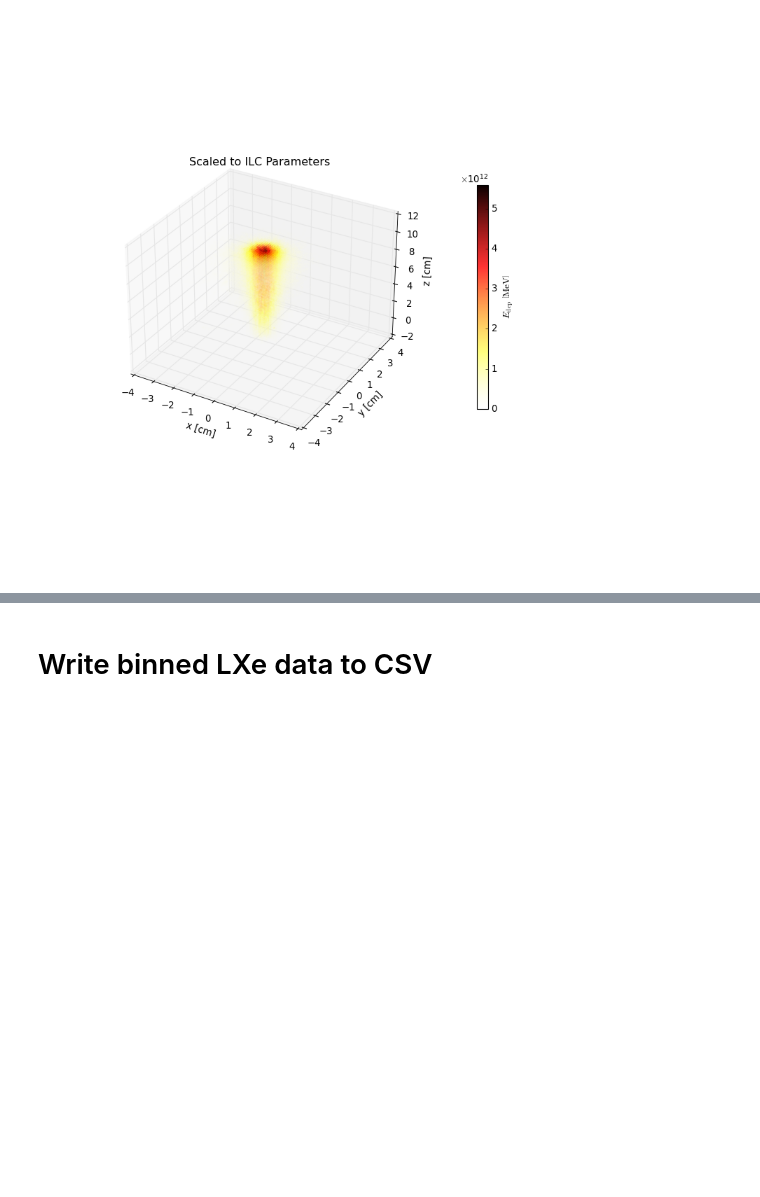
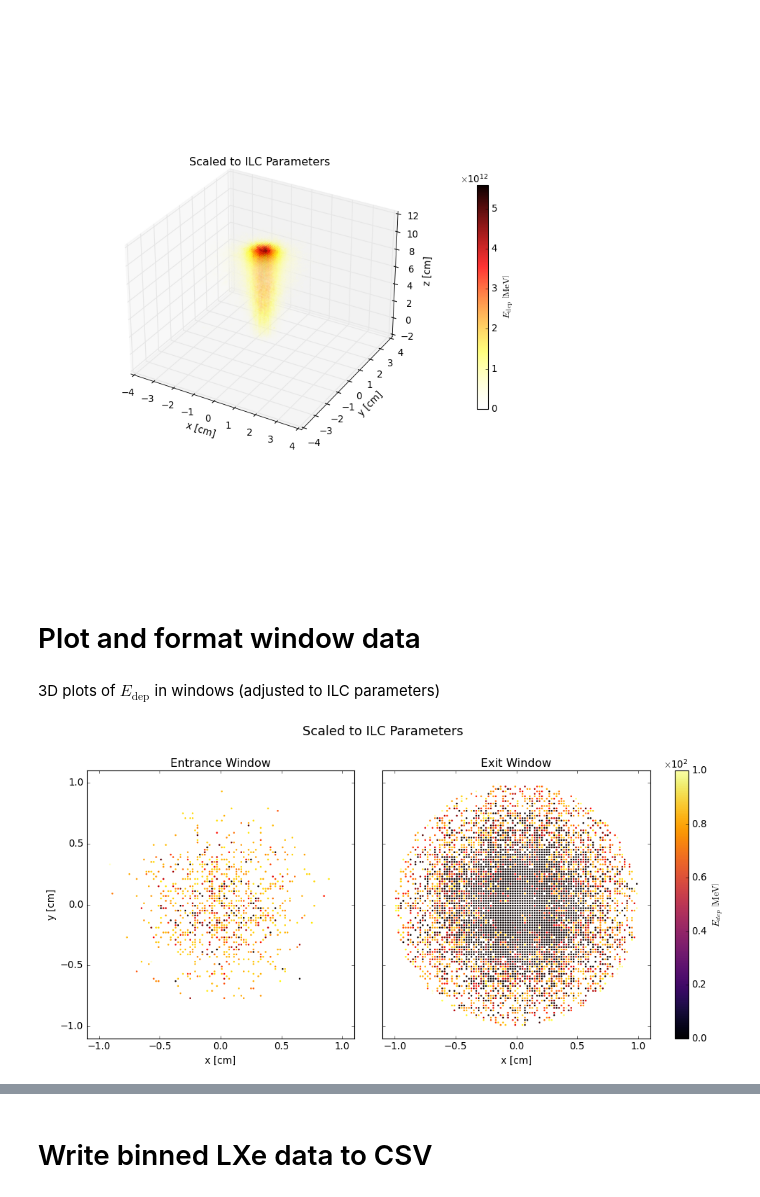
Before and after one commit to MaxVarverakis/G4Bl-LXeSims, a Jupyter notebook: analysis/zslice.ipynb, the cells around one changed output, grey strips where cells are left out. Drawn from its saved outputs; the diff is of its cells as text; code cells hidden in the pictures; blank space fills up the shorter version.

```diff
--- a/analysis/zslice.ipynb
+++ b/analysis/zslice.ipynb
@@ -558,3 +558,7 @@ cb.formatter.set_powerlimits((0, 0))
 plt.show()
 # %% [output]
 [figure]
+# %% [markdown]
+# Plot and format window data
+# %% [markdown]
+3D plots of $E_{\textrm{dep}}$ in windows (adjusted to ILC parameters)
@@ -560,0 +601,22 @@ plt.show()
+# %%
+vmin = 0
+vmax = 1e10
+
+plt.close()
+fig, ax = plt.subplots(1, 2, sharey=True, figsize=(12,6), constrained_layout=True)
+plt.suptitle('Scaled to ILC Parameters\n', fontsize=16)
+for i in range(2):
+    ax[i].scatter(X_window.ravel(), Y_window.ravel(), c=window_edep_data[i].ravel(), marker='o', s=5, cmap='hot_r', edgecolors='none', vmin=vmin, vmax=vmax)
+    ax[i].set_xlabel('x [cm]')
+    ax[i].set_xlim(-1.1,1.1)
+    ax[i].set_title(names[i])
+    ax[i].set_aspect('equal')
+ax[0].set_ylabel('y [cm]')
+ax[0].set_ylim(-1.1,1.1)
+cb = plt.colorbar(im, ax=ax[1], label=r'$E_{dep}\ \left[\mathrm{MeV}\right]$')
+cb.formatter.set_useMathText(True)
+cb.formatter.set_powerlimits((0, 0))
+
+plt.show()
+# %% [output]
+[figure, added]
```
Also changed, not shown: parts of 3 cells of this notebook, 3 other files.
